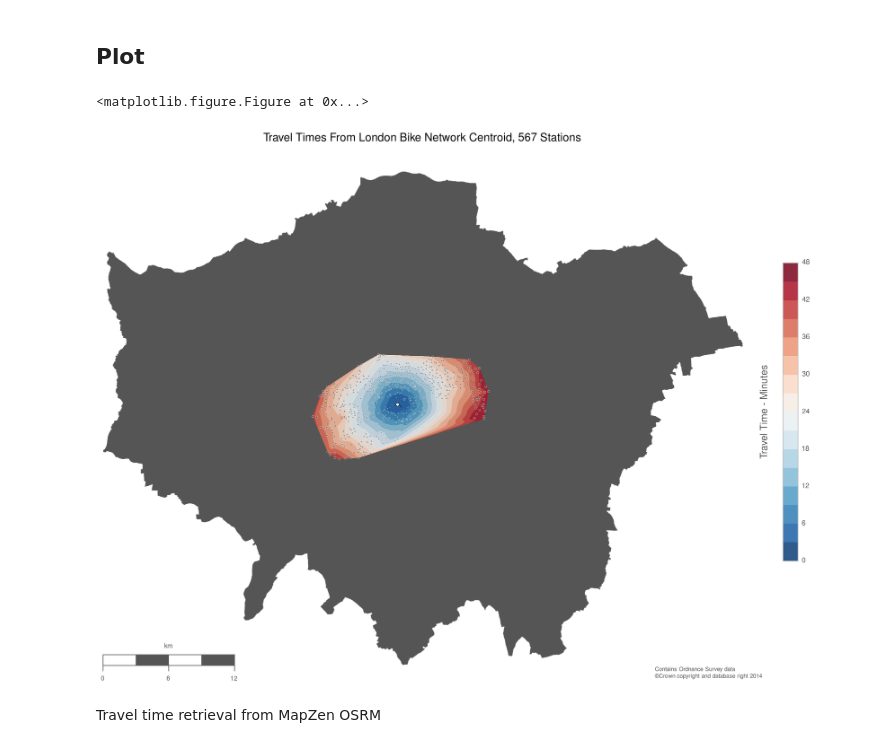
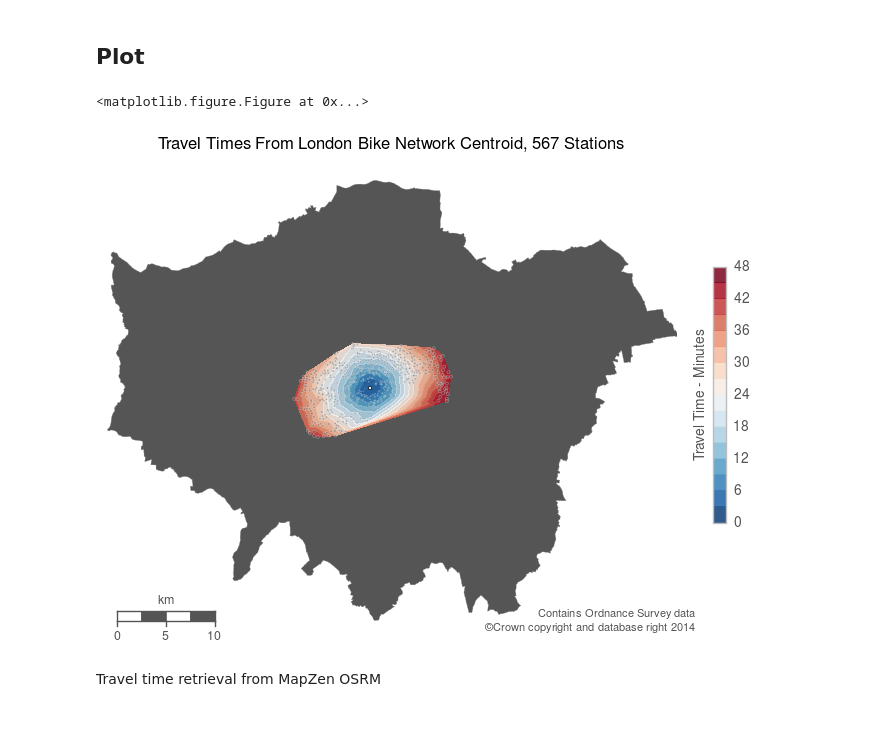
Before and after one commit to urschrei/Geopython, a Jupyter notebook: isochrone.ipynb, the cells around one changed output. Cells and saved outputs as stored; diff of their text form; code cells hidden in the pictures.

```diff
--- a/isochrone.ipynb
+++ b/isochrone.ipynb
@@ -228,50 +228,51 @@ m.scatter(
     stations['projected_lat'],
     color='#545454',
     edgecolor='#ffffff',
-    alpha=.5,
-    s=10 * norm(stations['travel_time']),
+    alpha=.35,
+    s=5 * norm(stations['travel_time']),
     cmap='RdBu',
     ax=ax,
     vmin=zi.min(), vmax=zi.max(), zorder=5)
 
 # add centroid
 m.scatter(*centroid,
-    s=20, edgecolor='#000000', alpha=1.,
+    s=5., edgecolor='#000000', alpha=1.,
     color='w', zorder=5)
 
 # add colour bar, title, and scale
 cbar = plt.colorbar(conf, shrink=.5)
-cbar.set_label("Travel Time - Minutes", size=14, labelpad=-70)
+cbar.set_label("Travel Time - Minutes", size=10, labelpad=-40)
 
 # We need to reproduce the OS Data copyright licence
 smallprint = ax.text(
     1.03, 0,
-    r'\begin{flushleft}Contains Ordnance Survey data\\\copyright Crown copyright and database right 2014\end{flushleft}',
+    r'\begin{flushright}Contains Ordnance Survey data\\\copyright Crown copyright and database right 2014\end{flushright}',
     ha='right', va='bottom',
     size=8,
     color='#555555',
     transform=ax.transAxes,
 )
 
 plt.title(
     "Travel Times From London Bike Network Centroid, %s Stations" % (
     len(stations),),
-    fontsize=16)
+    fontsize=12)
 m.drawmapscale(
     coords[0] + 0.08, coords[1] + 0.0085,
     coords[0], coords[1],
-    12.,
+    10.,
     barstyle='fancy', labelstyle='simple',
     fillcolor1='w', fillcolor2='#555555',
     fontcolor='#555555',
     zorder=5)
 
 plt.tight_layout()
+fig.set_size_inches(7.28, 5.25)
 plt.savefig("data/isochrone_centroid.png", format="png", bbox_inches='tight', transparent=True, dpi=300)
 plt.show()
 # %% [output]
 <matplotlib.figure.Figure at 0x...>
-[figure, old version]
+[figure, new version]
 # %% [markdown]
 Travel time retrieval from MapZen OSRM
 # %% [markdown]
```
Also changed, not shown: 2 other files.
